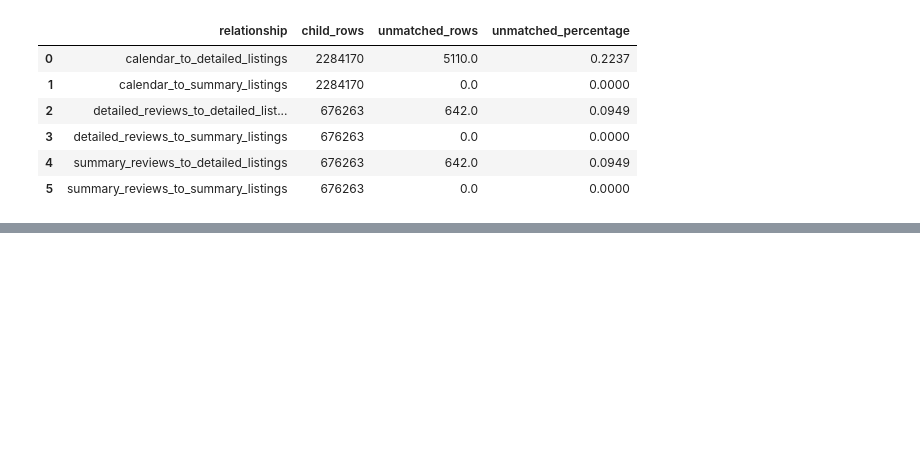
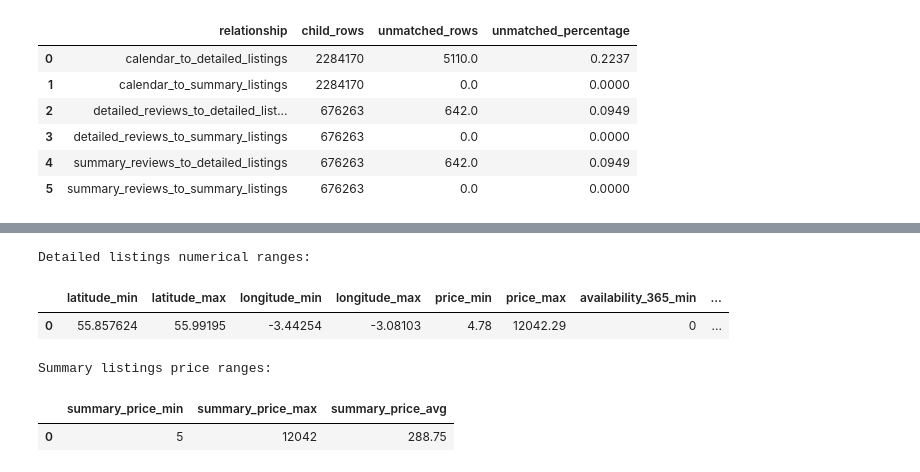
Before and after one commit to Yenuli-Bimanya/airbnb-market-intelligence-edinburgh, a Jupyter notebook: notebooks/01_dataset_familiarization.ipynb, the cells around one changed output, grey strips where cells are left out. Drawn from its saved outputs; the diff is of its cells as text; code cells hidden in the pictures; blank space fills up the shorter version.

```diff
--- a/notebooks/01_dataset_familiarization.ipynb
+++ b/notebooks/01_dataset_familiarization.ipynb
@@ -727,0 +739,50 @@ display(relationship_report)
+# %%
+numerical_ranges = connection.execute(
+    f"""
+    SELECT
+        MIN(latitude) AS latitude_min,
+        MAX(latitude) AS latitude_max,
+        MIN(longitude) AS longitude_min,
+        MAX(longitude) AS longitude_max,
+        MIN(
+            TRY_CAST(
+                REGEXP_REPLACE(price, '[^0-9.]', '', 'g') AS DOUBLE
+            )
+        ) AS price_min,
+        MAX(
+            TRY_CAST(
+                REGEXP_REPLACE(price, '[^0-9.]', '', 'g') AS DOUBLE
+            )
+        ) AS price_max,
+        MIN(availability_365) AS availability_365_min,
+        MAX(availability_365) AS availability_365_max,
+        MIN(number_of_reviews) AS reviews_min,
+        MAX(number_of_reviews) AS reviews_max,
+        MIN(minimum_nights) AS minimum_nights_min,
+        MAX(minimum_nights) AS minimum_nights_max
+    FROM {detailed_listings_source}
+    """
+).fetchdf()
+
+summary_price_ranges = connection.execute(
+    f"""
+    SELECT
+        MIN(price) AS summary_price_min,
+        MAX(price) AS summary_price_max,
+        ROUND(AVG(price), 2) AS summary_price_avg
+    FROM {summary_listings_source}
+    """
+).fetchdf()
+
+print("Detailed listings numerical ranges:")
+display(numerical_ranges)
+
+print("Summary listings price ranges:")
+display(summary_price_ranges)
+# %% [output]
+Detailed listings numerical ranges:
+|  | latitude_min | latitude_max | longitude_min | longitude_max | price_min | price_max | availability_365_min | ... |
+| 0 | 55.857624 | 55.99195 | -3.44254 | -3.08103 | 4.78 | 12042.29 | 0 | ... |
+Summary listings price ranges:
+|  | summary_price_min | summary_price_max | summary_price_avg |
+| 0 | 5 | 12042 | 288.75 |
```
Also changed, not shown: parts of 7 cells of this notebook.
